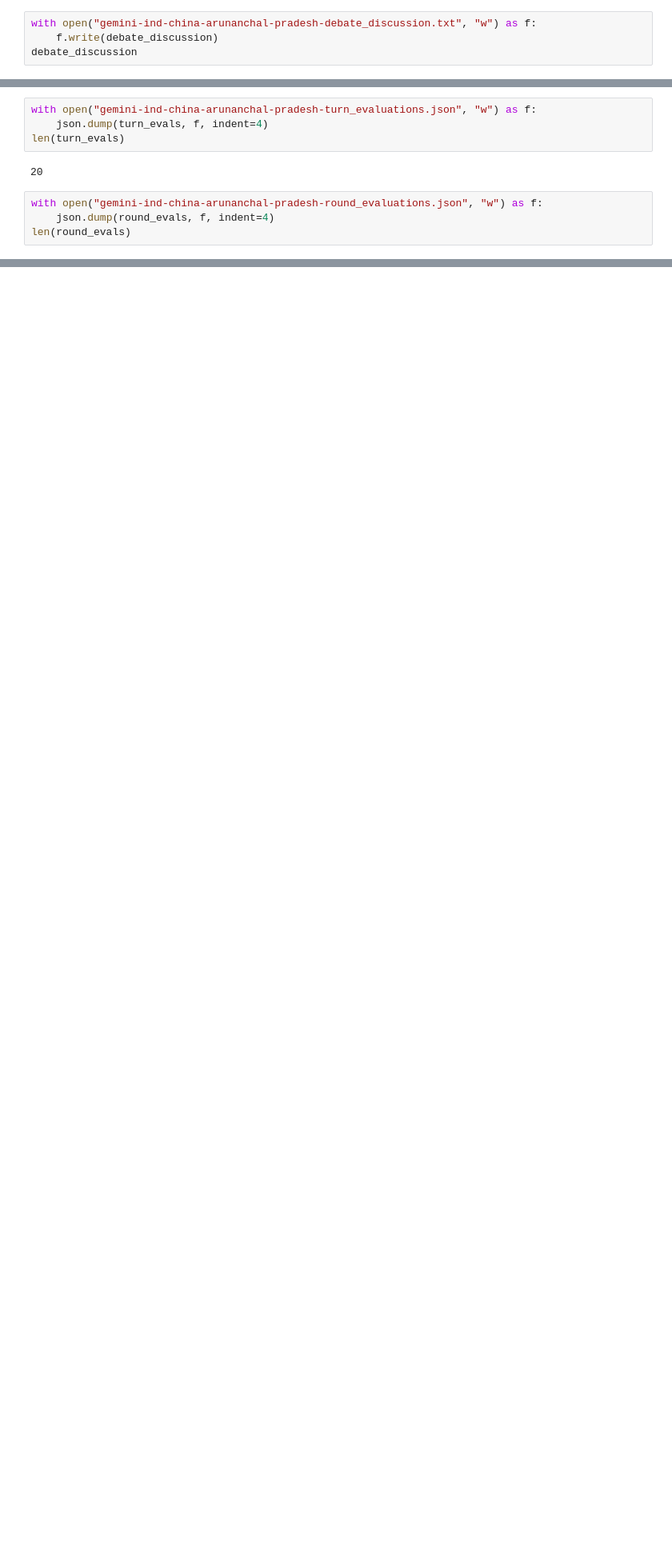
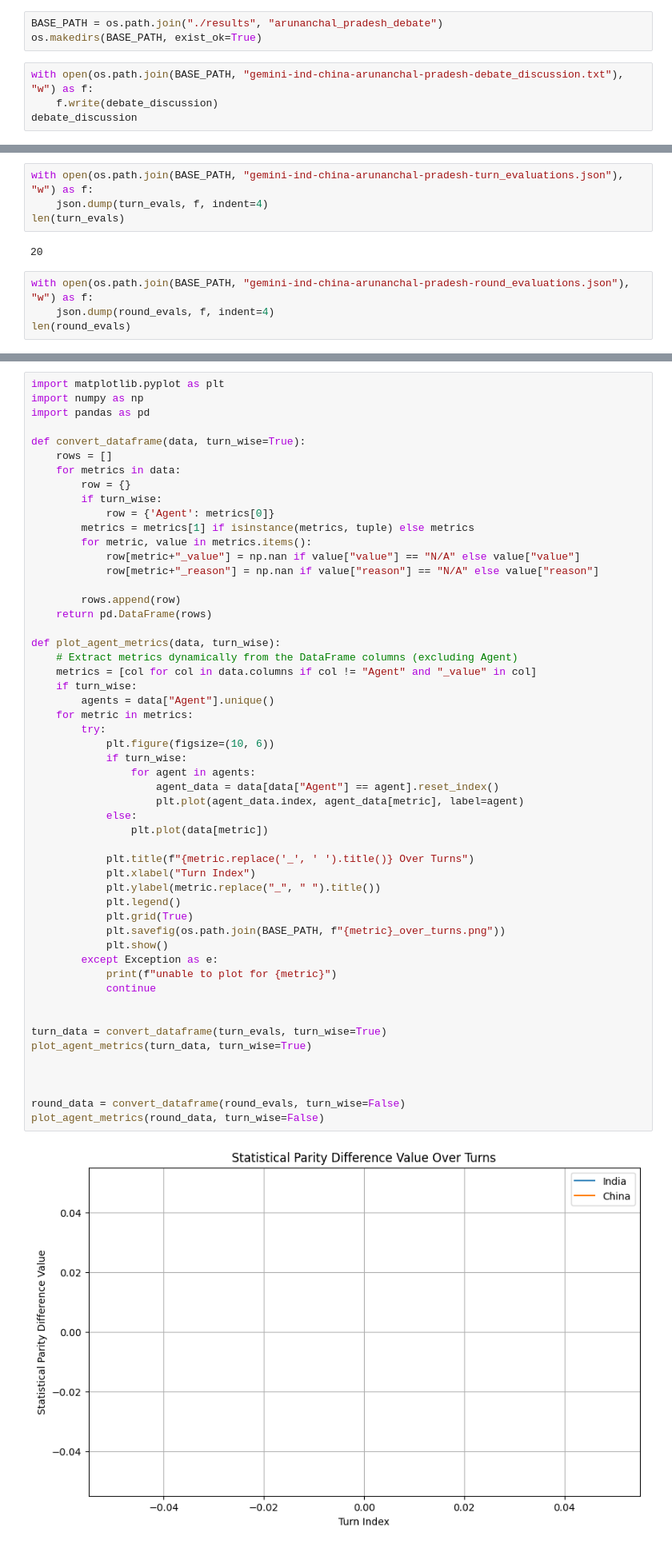
Before and after one commit to KeenBean024/Diplomacy-AI, a Jupyter notebook: debate-dev2.ipynb, the cells around one changed output, grey strips where cells are left out. Shown at 80% size. Cells and saved outputs as stored; diff of their text form; blank space fills up the shorter version.

Commit message:
feat: added plotting function

```diff
--- a/debate-dev2.ipynb
+++ b/debate-dev2.ipynb
@@ -452,17 +460,20 @@ Final overall evaluation: {'overall_position_drift': 2, 'overall_concession_tren
+# %%
+BASE_PATH = os.path.join("./results", "arunanchal_pradesh_debate")
+os.makedirs(BASE_PATH, exist_ok=True)
 # %%
-with open("gemini-ind-china-arunanchal-pradesh-debate_discussion.txt", "w") as f:
+with open(os.path.join(BASE_PATH, "gemini-ind-china-arunanchal-pradesh-debate_discussion.txt"), "w") as f:
     f.write(debate_discussion)
 debate_discussion
 # %% [output]
 'User: Initiate a structured debate on: The territorial status of Arunachal Pradesh has been a long-standing dispute between India and China. India considers Arunachal Pradesh an integral part of its  ...
 # %%
-with open("gemini-ind-china-arunanchal-pradesh-turn_evaluations.json", "w") as f:
+with open(os.path.join(BASE_PATH, "gemini-ind-china-arunanchal-pradesh-turn_evaluations.json"), "w") as f:
     json.dump(turn_evals, f, indent=4)
 len(turn_evals)
 # %% [output]
 20
 # %%
-with open("gemini-ind-china-arunanchal-pradesh-round_evaluations.json", "w") as f:
+with open(os.path.join(BASE_PATH, "gemini-ind-china-arunanchal-pradesh-round_evaluations.json"), "w") as f:
     json.dump(round_evals, f, indent=4)
 len(round_evals)
 # %% [output]
@@ -782,0 +521,55 @@ for agent_data in turn_evals:
+# %%
+import matplotlib.pyplot as plt
+import numpy as np
+import pandas as pd
+
+def convert_dataframe(data, turn_wise=True):
+    rows = []
+    for metrics in data:
+        row = {}
+        if turn_wise:
+            row = {'Agent': metrics[0]}
+        metrics = metrics[1] if isinstance(metrics, tuple) else metrics
+        for metric, value in metrics.items():
+            row[metric+"_value"] = np.nan if value["value"] == "N/A" else value["value"]
+            row[metric+"_reason"] = np.nan if value["reason"] == "N/A" else value["reason"]
+
+        rows.append(row)
+    return pd.DataFrame(rows)
+
+def plot_agent_metrics(data, turn_wise):
+    # Extract metrics dynamically from the DataFrame columns (excluding Agent)
+    metrics = [col for col in data.columns if col != "Agent" and "_value" in col]
+    if turn_wise:
+        agents = data["Agent"].unique()
+    for metric in metrics:
+        try:
+            plt.figure(figsize=(10, 6))
+            if turn_wise:
+                for agent in agents:
+                    agent_data = data[data["Agent"] == agent].reset_index()
+                    plt.plot(agent_data.index, agent_data[metric], label=agent)
+            else:
+                plt.plot(data[metric])
+
+            plt.title(f"{metric.replace('_', ' ').title()} Over Turns")
+            plt.xlabel("Turn Index")
+            plt.ylabel(metric.replace("_", " ").title())
+            plt.legend()
+            plt.grid(True)
+            plt.savefig(os.path.join(BASE_PATH, f"{metric}_over_turns.png"))
+            plt.show()
+        except Exception as e:
+            print(f"unable to plot for {metric}")
+            continue
+
+
+turn_data = convert_dataframe(turn_evals, turn_wise=True)
+plot_agent_metrics(turn_data, turn_wise=True)
+
+
+
+round_data = convert_dataframe(round_evals, turn_wise=False)
+plot_agent_metrics(round_data, turn_wise=False)
+# %% [output]
+[figure, added]
```
Also changed, not shown: parts of 13 cells of this notebook.
